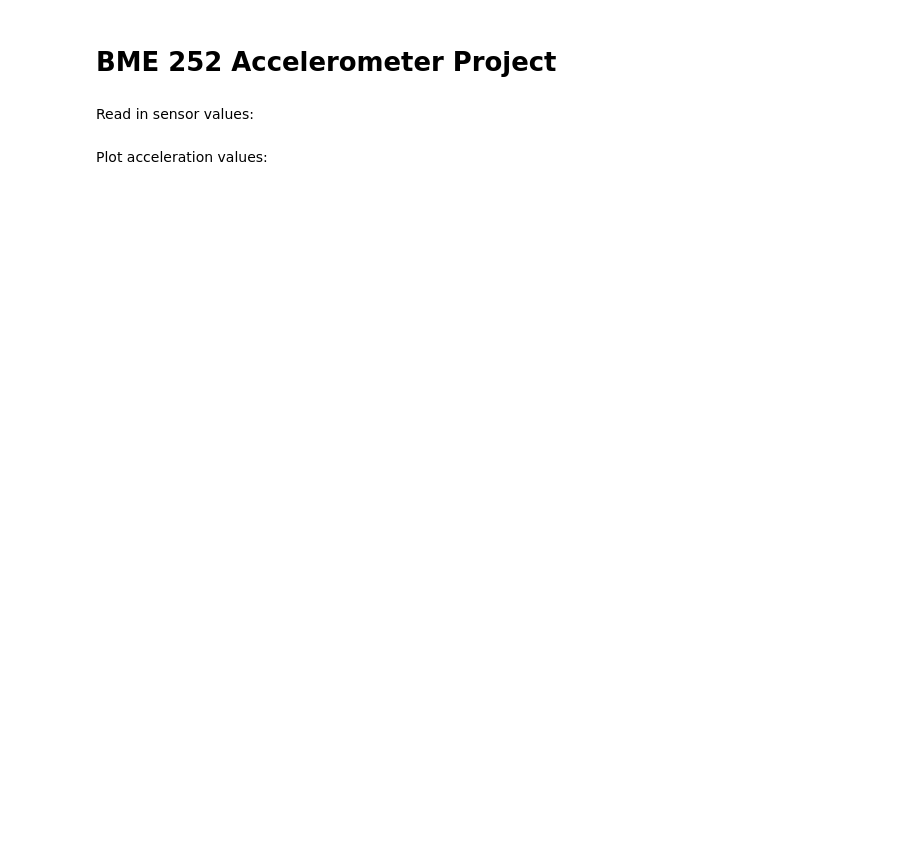
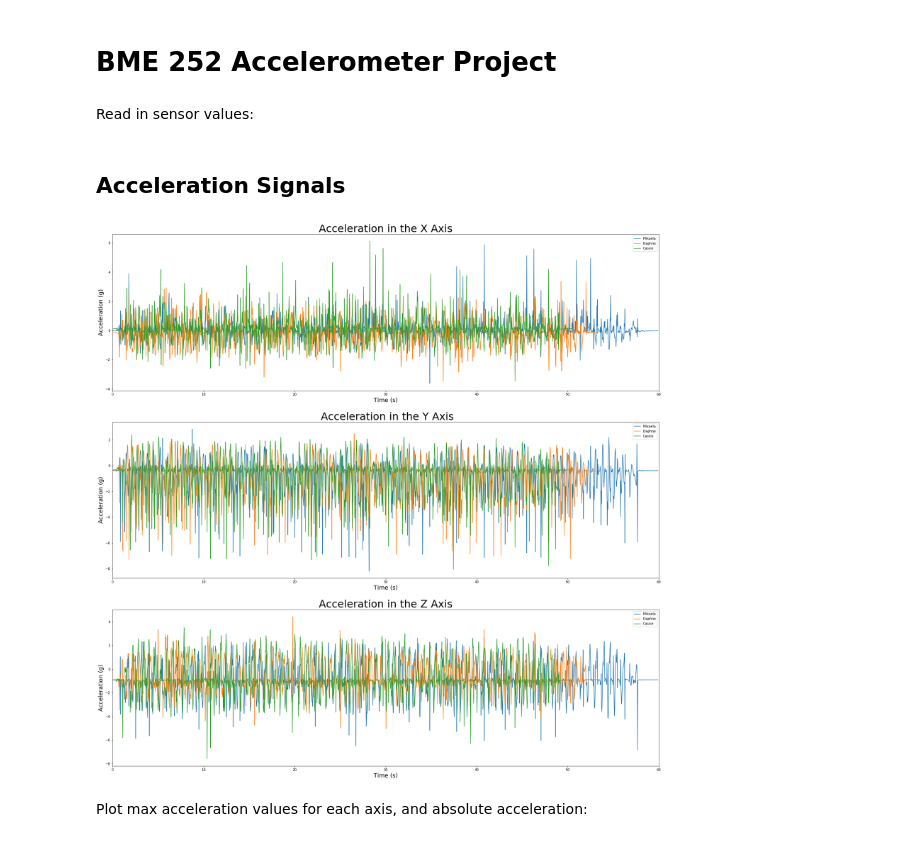
Before and after one commit to MikaelaMacMahon/stairway-to-heaven, a Jupyter notebook: Mikaela is da BOMB/blankStairs.ipynb, the cells around one changed output. Drawn from its saved outputs; the diff is of its cells as text; code cells hidden in the pictures; blank space fills up the shorter version.

```diff
--- a/Mikaela is da BOMB/blankStairs.ipynb
+++ b/Mikaela is da BOMB/blankStairs.ipynb
@@ -20,2 +41,31 @@ gZ = data[:, 7]
+# %% [markdown]
+## Acceleration Signals
+# %%
+plt.figure(figsize = (30,30))
+m_aTime = m_aTime - m_aTime[0]
+d_aTime = d_aTime - d_aTime[0]
+c_aTime = c_aTime - c_aTime[0]
+ylabel = 'Acceleration (g)'
+plt.subplot(3,1,1)
+plt.title('Acceleration in the X Axis', fontsize=32)
+plotVals(m_aTime, m_aX,'Mikaela')
+plotVals(d_aTime, d_aX,'Daphne')
+plotVals(c_aTime, c_aX,'Cassie')
+
+plt.subplot(3,1,2)
+plt.title(' Acceleration in the Y Axis', fontsize=32)
+plotVals(m_aTime, m_aY,'Mikaela')
+plotVals(d_aTime, d_aY,'Daphne')
+plotVals(c_aTime, c_aY,'Cassie')
+
+plt.subplot(3,1,3)
+plt.title('Acceleration in the Z Axis', fontsize=32)
+plotVals(m_aTime, m_aZ,'Mikaela')
+plotVals(d_aTime, d_aZ,'Daphne')
+plotVals(c_aTime, c_aZ,'Cassie')
+
+plt.show()
+# %% [output]
+[figure, added]
 # %% [markdown]
-Plot acceleration values:
+Plot max acceleration values for each axis, and absolute acceleration:
```
Also changed, not shown: parts of 23 cells of this notebook.
